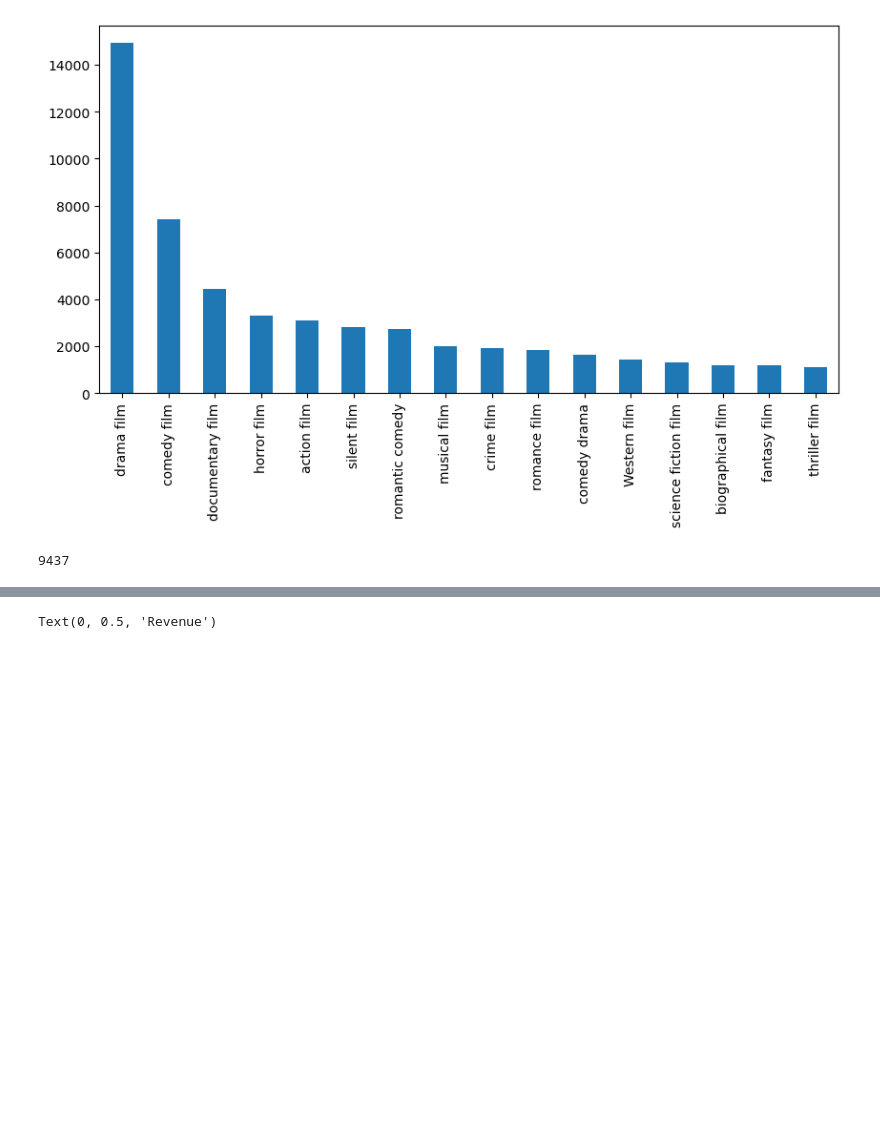
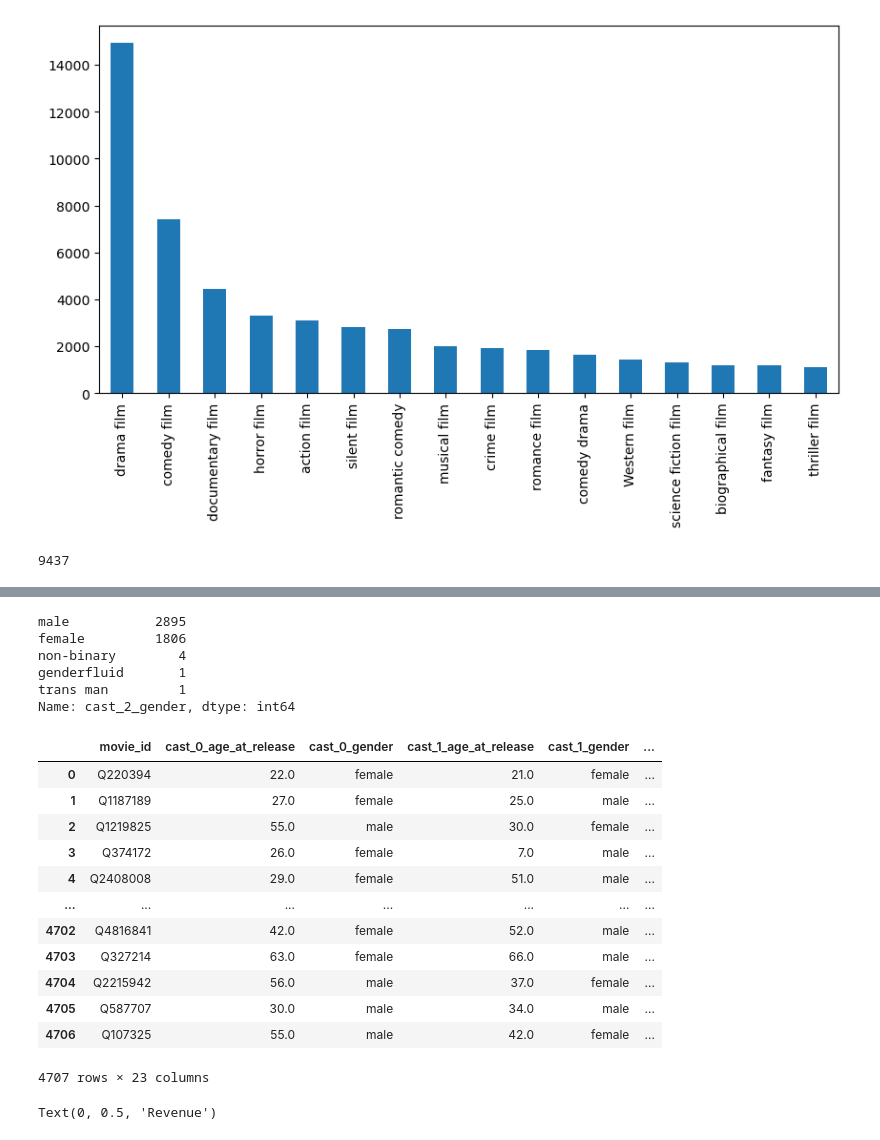
Before and after one commit to epfl-ada/ada-2022-project-imdbmi, a Jupyter notebook: analysis/diversity.ipynb, the cells around one changed output, grey strips where cells are left out. Cells and saved outputs as stored; diff of their text form; code cells hidden in the pictures; blank space fills up the shorter version.

```diff
--- a/analysis/diversity.ipynb
+++ b/analysis/diversity.ipynb
@@ -296,0 +326,9 @@ analysis_df.head()
+# %%
+analysis_df['cast_2_gender'].value_counts()
+# %% [output]
+male           2895
+female         1806
+non-binary        4
+genderfluid       1
+trans man         1
+Name: cast_2_gender, dtype: int64
@@ -297,3 +360,19 @@ analysis_df.head()
+# %%
+analysis_df
+# %% [output]
+|  | movie_id | cast_0_age_at_release | cast_0_gender | cast_1_age_at_release | cast_1_gender | ... |
+| 0 | Q220394 | 22.0 | female | 21.0 | female | ... |
+| 1 | Q1187189 | 27.0 | female | 25.0 | male | ... |
+| 2 | Q1219825 | 55.0 | male | 30.0 | female | ... |
+| 3 | Q374172 | 26.0 | female | 7.0 | male | ... |
+| 4 | Q2408008 | 29.0 | female | 51.0 | male | ... |
+| ... | ... | ... | ... | ... | ... | ... |
+| 4702 | Q4816841 | 42.0 | female | 52.0 | male | ... |
+| 4703 | Q327214 | 63.0 | female | 66.0 | male | ... |
+| 4704 | Q2215942 | 56.0 | male | 37.0 | female | ... |
+| 4705 | Q587707 | 30.0 | male | 34.0 | male | ... |
+| 4706 | Q107325 | 55.0 | male | 42.0 | female | ... |
+4707 rows × 23 columns
 # %%
 analysis_df['movie_box_office_revenue_adj'] = analysis_df['movie_box_office_revenue'] * analysis_df['multiplier']
 plt.bar(analysis_df['movie_release_year'], analysis_df['movie_box_office_revenue_adj'], label='Adjusted Revenue')
```
Also changed, not shown: parts of 11 cells of this notebook.
